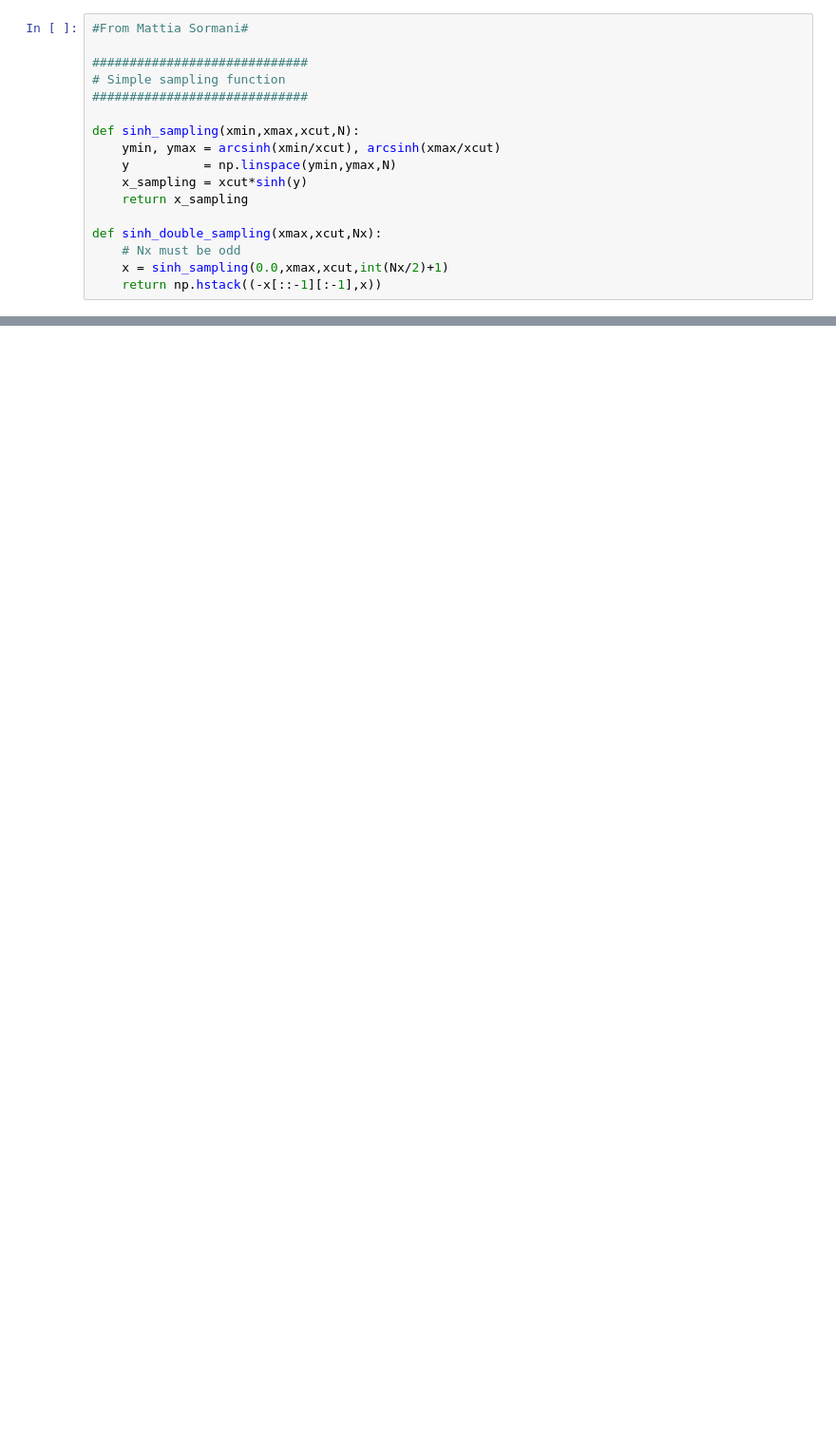
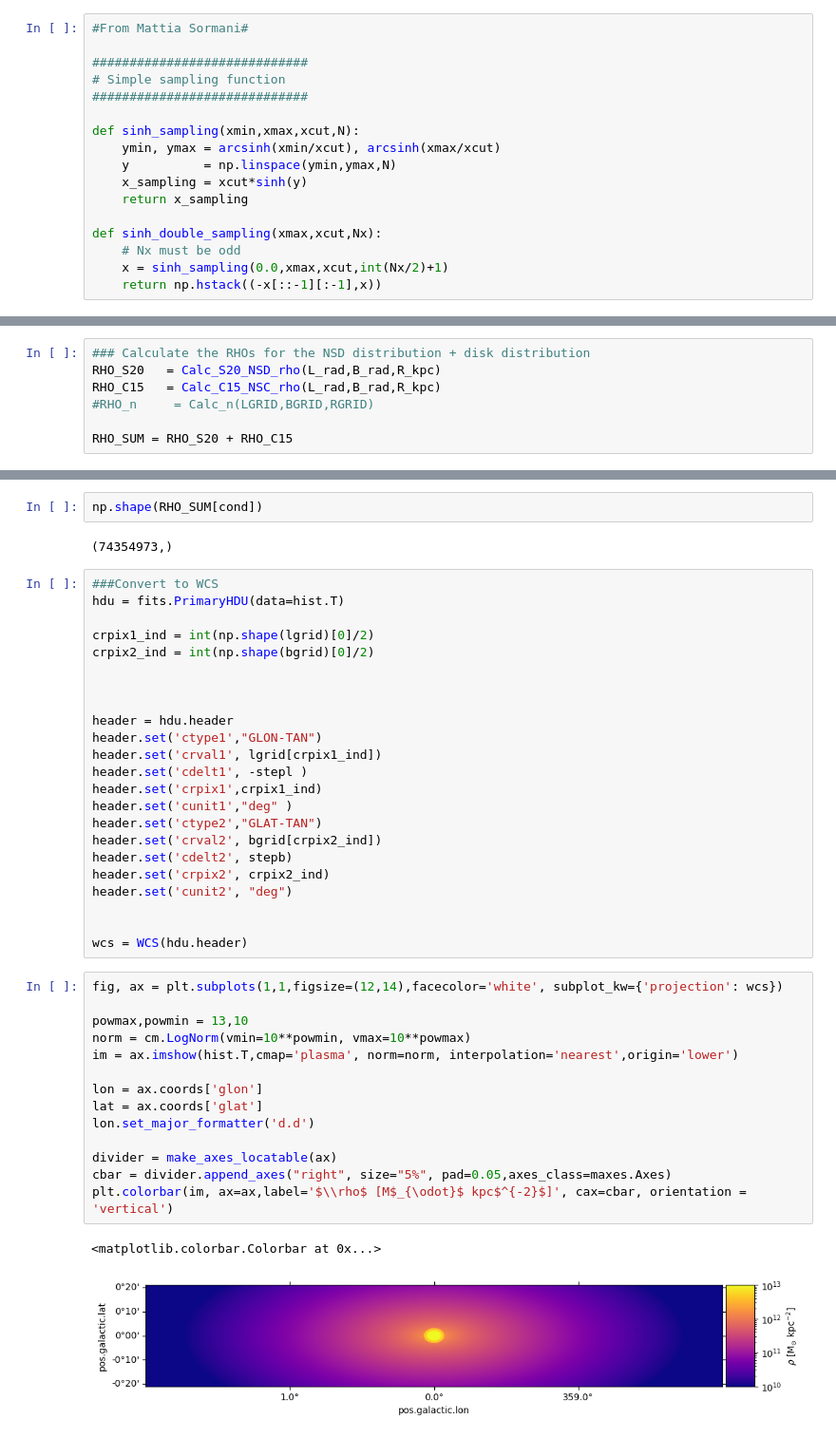
Before and after one commit to danilipman/cmz_synth, a Jupyter notebook: 70um_distribution_test.ipynb, the cells around one changed output, grey strips where cells are left out. Shown at 95% size. Drawn from its saved outputs; the diff is of its cells as text; blank space fills up the shorter version.

```diff
--- a/70um_distribution_test.ipynb
+++ b/70um_distribution_test.ipynb
@@ -124,0 +251,7 @@ def cart2pol(x, y, z):
+# %%
+### Calculate the RHOs for the NSD distribution + disk distribution
+RHO_S20   = Calc_S20_NSD_rho(L_rad,B_rad,R_kpc)
+RHO_C15   = Calc_C15_NSC_rho(L_rad,B_rad,R_kpc)
+#RHO_n     = Calc_n(LGRID,BGRID,RGRID)
+
+RHO_SUM = RHO_S20 + RHO_C15
@@ -124,0 +271,44 @@ def cart2pol(x, y, z):
+# %%
+np.shape(RHO_SUM[cond])
+# %% [output]
+(74354973,)
+# %%
+###Convert to WCS
+hdu = fits.PrimaryHDU(data=hist.T)
+
+crpix1_ind = int(np.shape(lgrid)[0]/2)
+crpix2_ind = int(np.shape(bgrid)[0]/2)
+
+
+
+header = hdu.header
+header.set('ctype1',"GLON-TAN")
+header.set('crval1', lgrid[crpix1_ind])
+header.set('cdelt1', -stepl )
+header.set('crpix1',crpix1_ind)
+header.set('cunit1',"deg" )
+header.set('ctype2',"GLAT-TAN")
+header.set('crval2', bgrid[crpix2_ind])
+header.set('cdelt2', stepb)
+header.set('crpix2', crpix2_ind)
+header.set('cunit2', "deg")
+
+
+wcs = WCS(hdu.header)
+# %%
+fig, ax = plt.subplots(1,1,figsize=(12,14),facecolor='white', subplot_kw={'projection': wcs})
+
+powmax,powmin = 13,10
+norm = cm.LogNorm(vmin=10**powmin, vmax=10**powmax)
+im = ax.imshow(hist.T,cmap='plasma', norm=norm, interpolation='nearest',origin='lower')
+
+lon = ax.coords['glon']
+lat = ax.coords['glat']
+lon.set_major_formatter('d.d')
+
+divider = make_axes_locatable(ax)
+cbar = divider.append_axes("right", size="5%", pad=0.05,axes_class=maxes.Axes)
+plt.colorbar(im, ax=ax,label='$\\rho$ [M$_{\odot}$ kpc$^{-2}$]', cax=cbar, orientation = 'vertical')
+# %% [output]
+<matplotlib.colorbar.Colorbar at 0x...>
+[figure, added]
```
Also changed, not shown: parts of 9 cells of this notebook, 10 other files.
